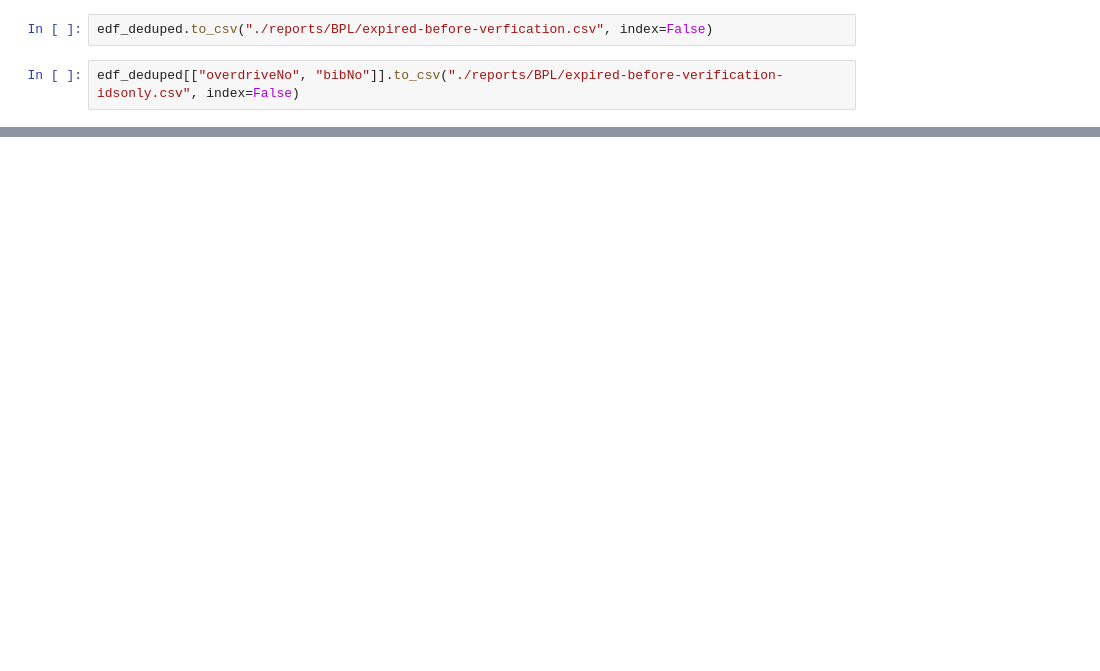
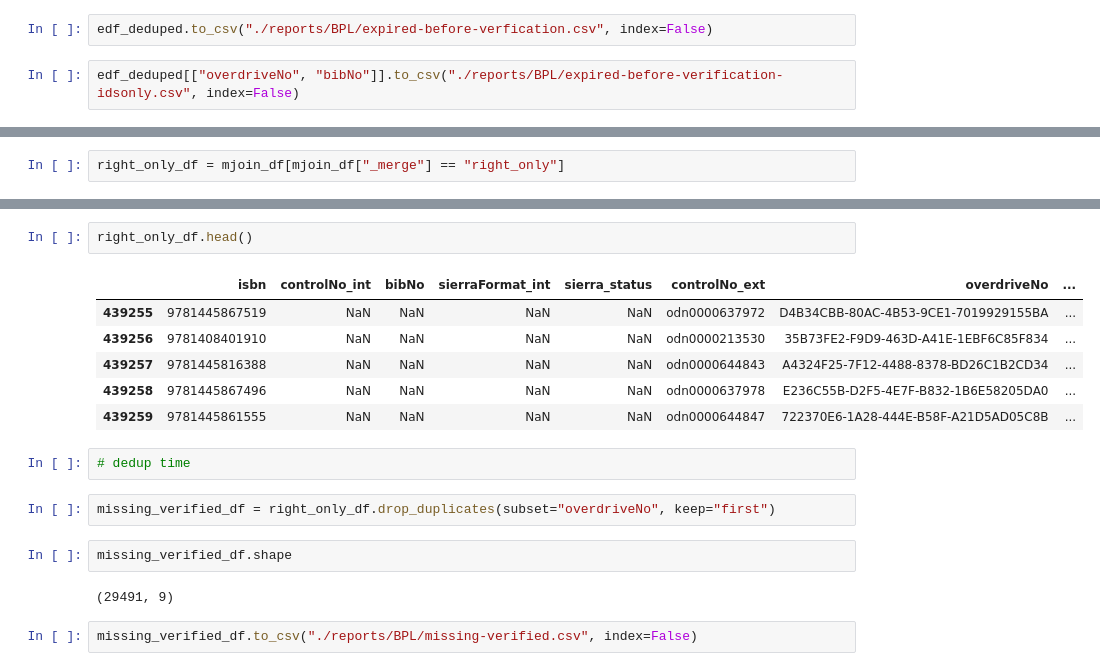
Before and after one commit to BookOps-CAT/Overdrive-MarcExpress, a Jupyter notebook: src/bpl-overdrive.ipynb, the cells around one changed output, grey strips where cells are left out. Cells and saved outputs as stored; diff of their text form; blank space fills up the shorter version.

```diff
--- a/src/bpl-overdrive.ipynb
+++ b/src/bpl-overdrive.ipynb
@@ -274,0 +364,2 @@ edf_deduped[["overdriveNo", "bibNo"]].to_csv("./reports/BPL/expired-before-verif
+# %%
+right_only_df = mjoin_df[mjoin_df["_merge"] == "right_only"]
@@ -274,0 +370,19 @@ edf_deduped[["overdriveNo", "bibNo"]].to_csv("./reports/BPL/expired-before-verif
+# %%
+right_only_df.head()
+# %% [output]
+|  | isbn | controlNo_int | bibNo | sierraFormat_int | sierra_status | controlNo_ext | overdriveNo | ... |
+| 439255 | 9781445867519 | NaN | NaN | NaN | NaN | odn0000637972 | D4B34CBB-80AC-4B53-9CE1-7019929155BA | ... |
+| 439256 | 9781408401910 | NaN | NaN | NaN | NaN | odn0000213530 | 35B73FE2-F9D9-463D-A41E-1EBF6C85F834 | ... |
+| 439257 | 9781445816388 | NaN | NaN | NaN | NaN | odn0000644843 | A4324F25-7F12-4488-8378-BD26C1B2CD34 | ... |
+| 439258 | 9781445867496 | NaN | NaN | NaN | NaN | odn0000637978 | E236C55B-D2F5-4E7F-B832-1B6E58205DA0 | ... |
+| 439259 | 9781445861555 | NaN | NaN | NaN | NaN | odn0000644847 | 722370E6-1A28-444E-B58F-A21D5AD05C8B | ... |
+# %%
+# dedup time
+# %%
+missing_verified_df = right_only_df.drop_duplicates(subset="overdriveNo", keep="first")
+# %%
+missing_verified_df.shape
+# %% [output]
+(29491, 9)
+# %%
+missing_verified_df.to_csv("./reports/BPL/missing-verified.csv", index=False)
```
Also changed, not shown: parts of 26 cells of this notebook, 8 other files.
